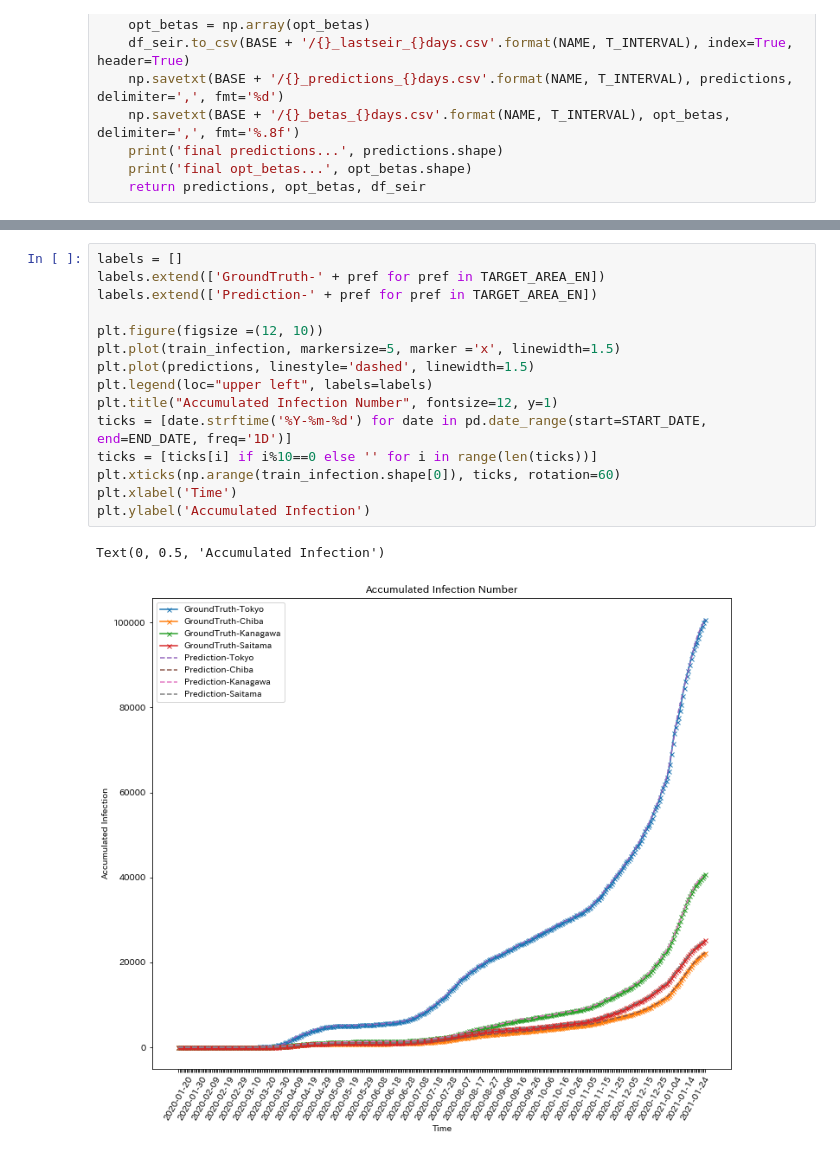
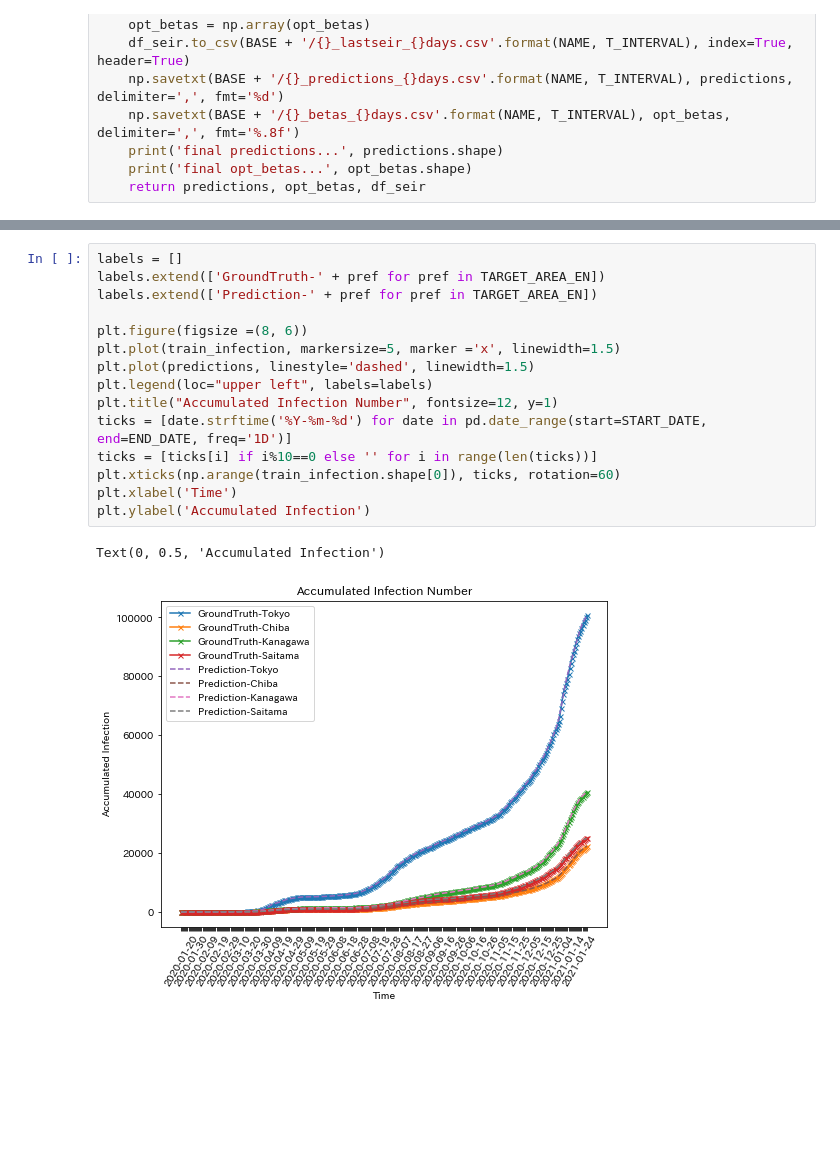
Before and after one commit to deepkashiwa20/ODCRN, a Jupyter notebook: opti_pred_metapopulation_kanto4prefecture.ipynb, the cells around one changed output, grey strips where cells are left out. Saved outputs shown, nothing was run; the diff lists cells and outputs as text; blank space fills up the shorter version.

```diff
--- a/opti_pred_metapopulation_kanto4prefecture.ipynb
+++ b/opti_pred_metapopulation_kanto4prefecture.ipynb
@@ -194,21 +194,21 @@ final opt_betas... (54, 4)
 # %%
 labels = []
 labels.extend(['GroundTruth-' + pref for pref in TARGET_AREA_EN])
 labels.extend(['Prediction-' + pref for pref in TARGET_AREA_EN])
 
-plt.figure(figsize =(12, 10))
+plt.figure(figsize =(8, 6))
 plt.plot(train_infection, markersize=5, marker ='x', linewidth=1.5)
 plt.plot(predictions, linestyle='dashed', linewidth=1.5)
 plt.legend(loc="upper left", labels=labels)
 plt.title("Accumulated Infection Number", fontsize=12, y=1)
 ticks = [date.strftime('%Y-%m-%d') for date in pd.date_range(start=START_DATE, end=END_DATE, freq='1D')]
 ticks = [ticks[i] if i%10==0 else '' for i in range(len(ticks))]
 plt.xticks(np.arange(train_infection.shape[0]), ticks, rotation=60)
 plt.xlabel('Time')
 plt.ylabel('Accumulated Infection')
 # %% [output]
 Text(0, 0.5, 'Accumulated Infection')
-[figure, old version]
+[figure, new version]
 # %%
 def metric(prediction, ground_truth):
     RMSE = np.sqrt(np.mean((prediction-ground_truth)**2))
```
Also changed, not shown: parts of 6 cells of this notebook, 1 other file.
